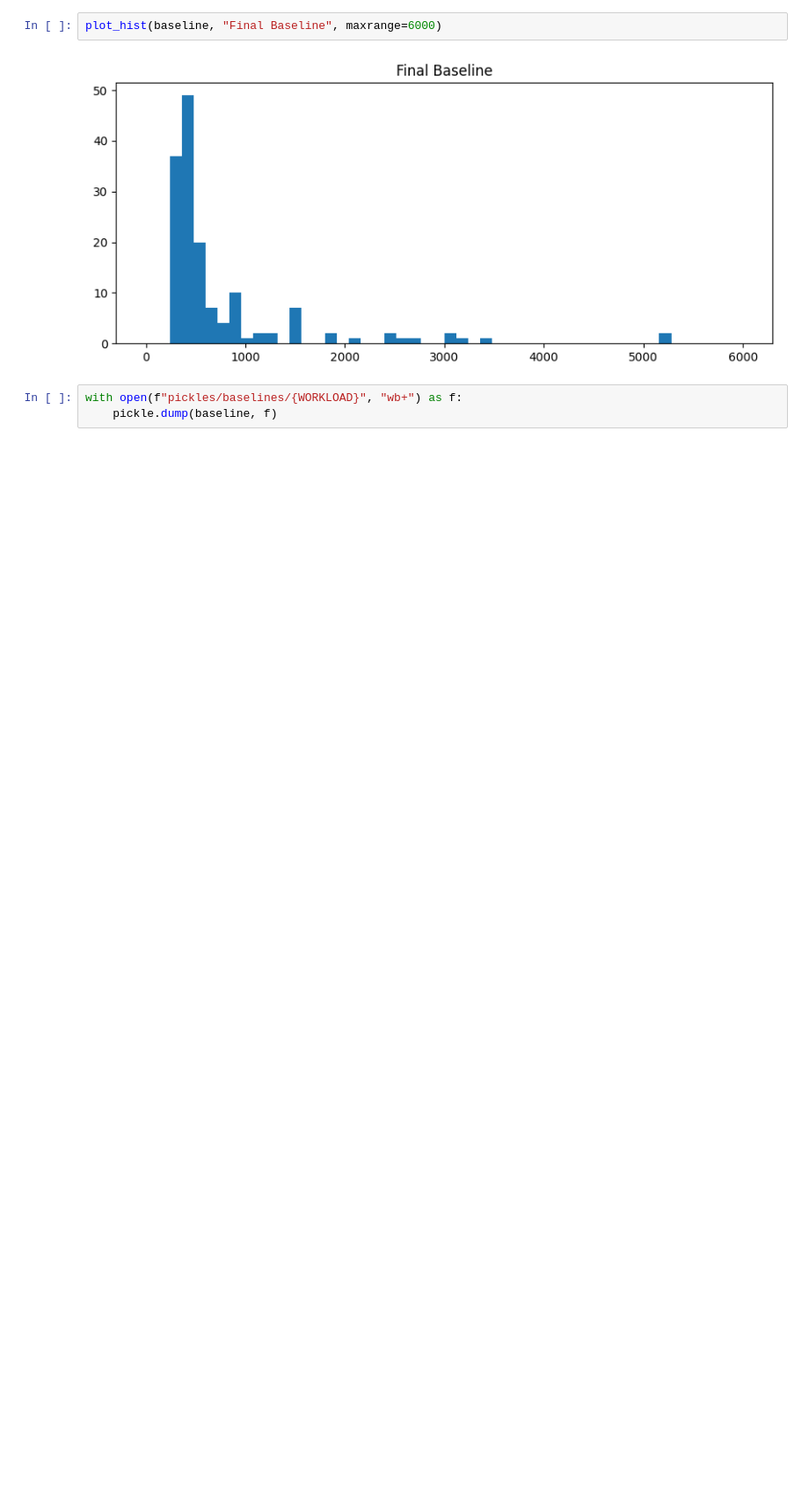
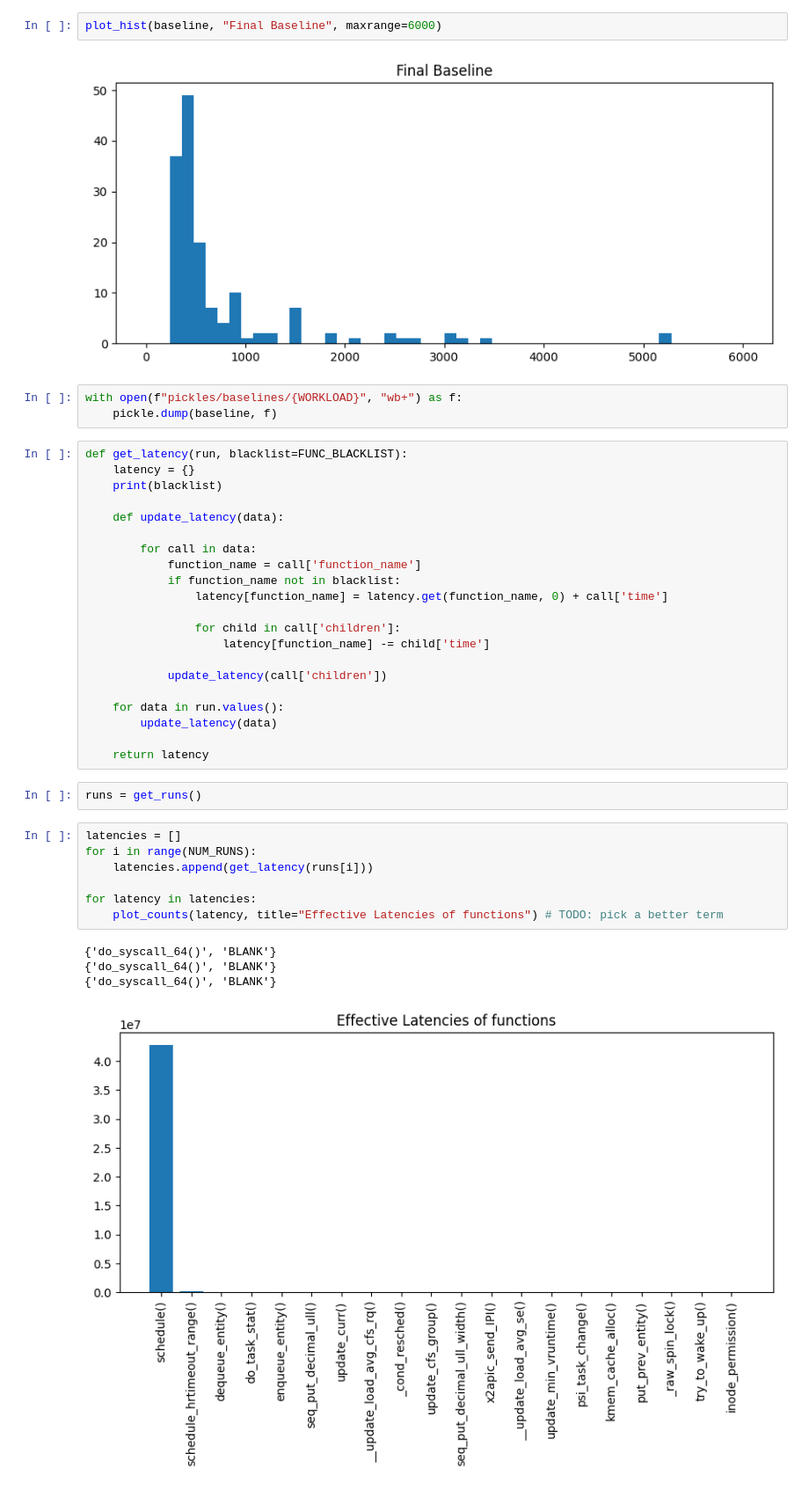
Before and after one commit to SuvigyaJain1/DeathStarBench, a Jupyter notebook: ftrace/scripts/consolidate_runs_00.ipynb, the cells around one changed output. Shown at 88% size. Drawn from its saved outputs; the diff is of its cells as text; blank space fills up the shorter version.

Commit message:
get latency of functions

```diff
--- a/ftrace/scripts/consolidate_runs_00.ipynb
+++ b/ftrace/scripts/consolidate_runs_00.ipynb
@@ -348,3 +348,38 @@ plot_hist(baseline, "Final Baseline", maxrange=6000)
 # %%
 with open(f"pickles/baselines/{WORKLOAD}", "wb+") as f:
     pickle.dump(baseline, f)
+# %%
+def get_latency(run, blacklist=FUNC_BLACKLIST):
+    latency = {}
+    print(blacklist)
+
+    def update_latency(data):
+
+        for call in data:
+            function_name = call['function_name']
+            if function_name not in blacklist:
+                latency[function_name] = latency.get(function_name, 0) + call['time']
+
+                for child in call['children']:
+                    latency[function_name] -= child['time']
+
+            update_latency(call['children'])
+
+    for data in run.values():
+        update_latency(data)
+
+    return latency
+# %%
+runs = get_runs()
+# %%
+latencies = []
+for i in range(NUM_RUNS):
+    latencies.append(get_latency(runs[i]))
+
+for latency in latencies:
+    plot_counts(latency, title="Effective Latencies of functions") # TODO: pick a better term
+# %% [output]
+{'do_syscall_64()', 'BLANK'}
+{'do_syscall_64()', 'BLANK'}
+{'do_syscall_64()', 'BLANK'}
+[figure, added]
```
Also changed, not shown: parts of 4 cells of this notebook, 14 other files.
